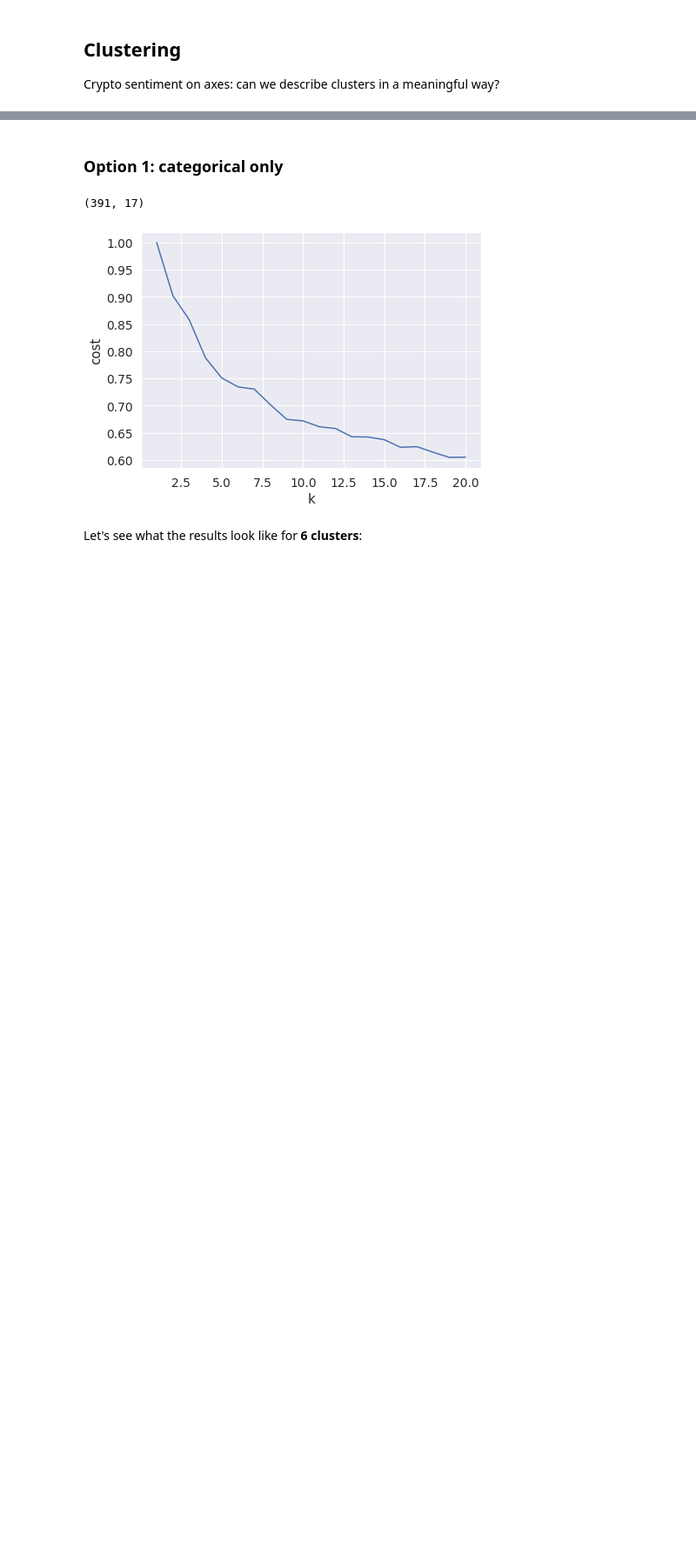
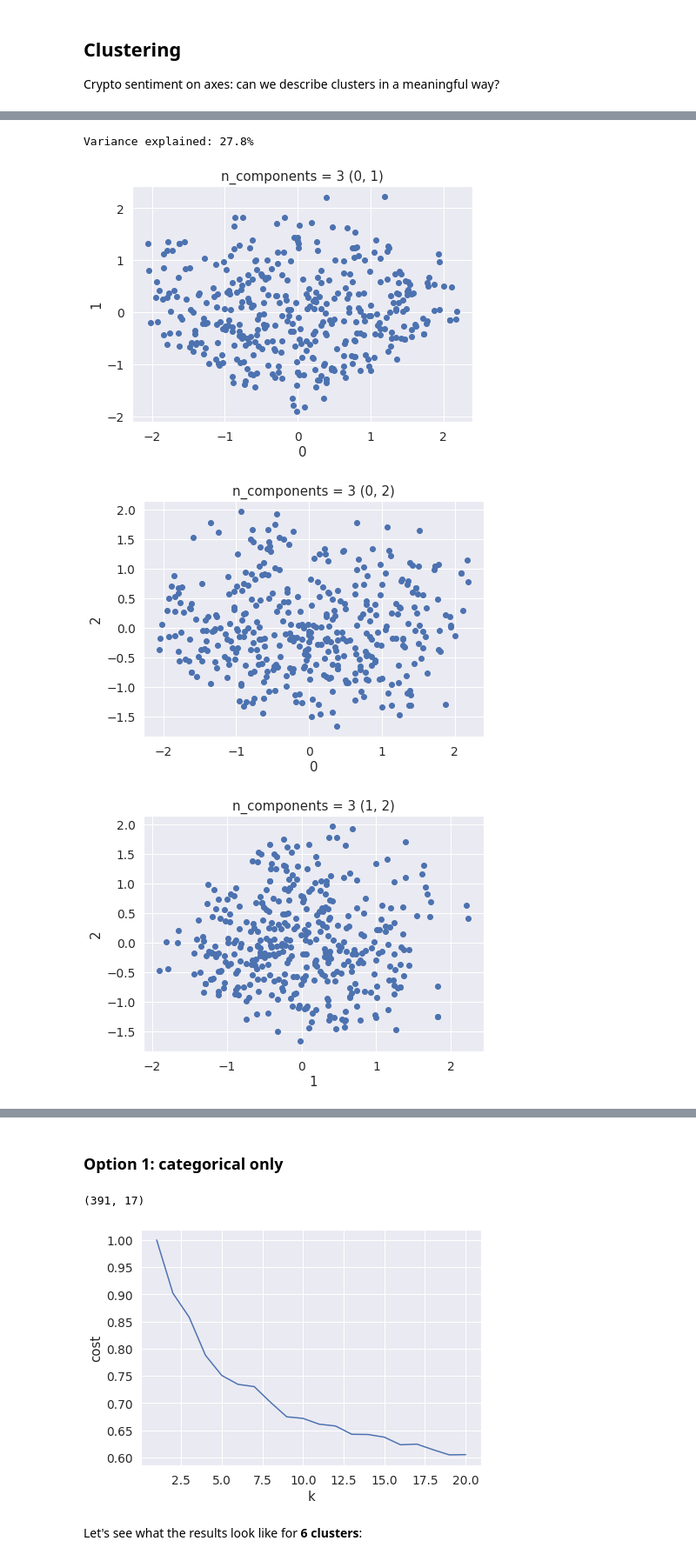
Before and after one commit to notchia/metagov, a Jupyter notebook: cryptopolitics_survey_analysis.ipynb, the cells around one changed output, grey strips where cells are left out. Shown at 87% size. Saved outputs shown, nothing was run; the diff lists cells and outputs as text; code cells hidden in the pictures; blank space fills up the shorter version.

```diff
--- a/cryptopolitics_survey_analysis.ipynb
+++ b/cryptopolitics_survey_analysis.ipynb
@@ -483,0 +420,7 @@ Two options for this:
+# %%
+X_pca_allCat_3 = compute_and_plot_pca(X_allCat, 3)
+# %% [output]
+Variance explained: 27.8%
+[figure, added]
+[figure, added]
+[figure, added]
```
Also changed, not shown: parts of 58 cells of this notebook.
